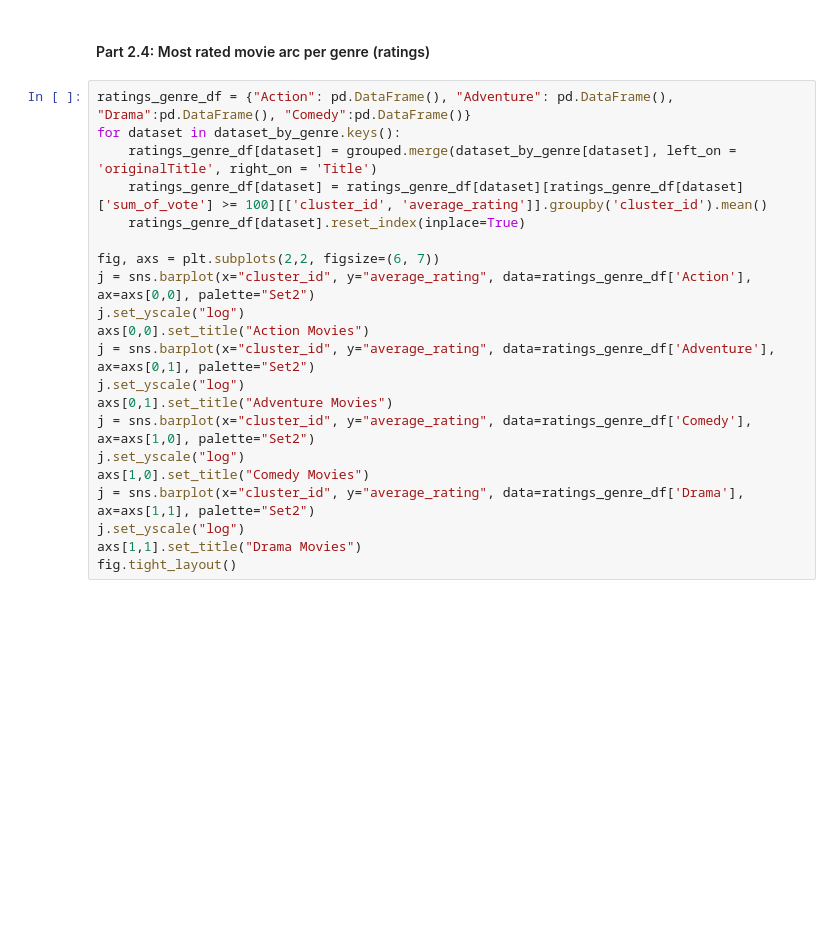
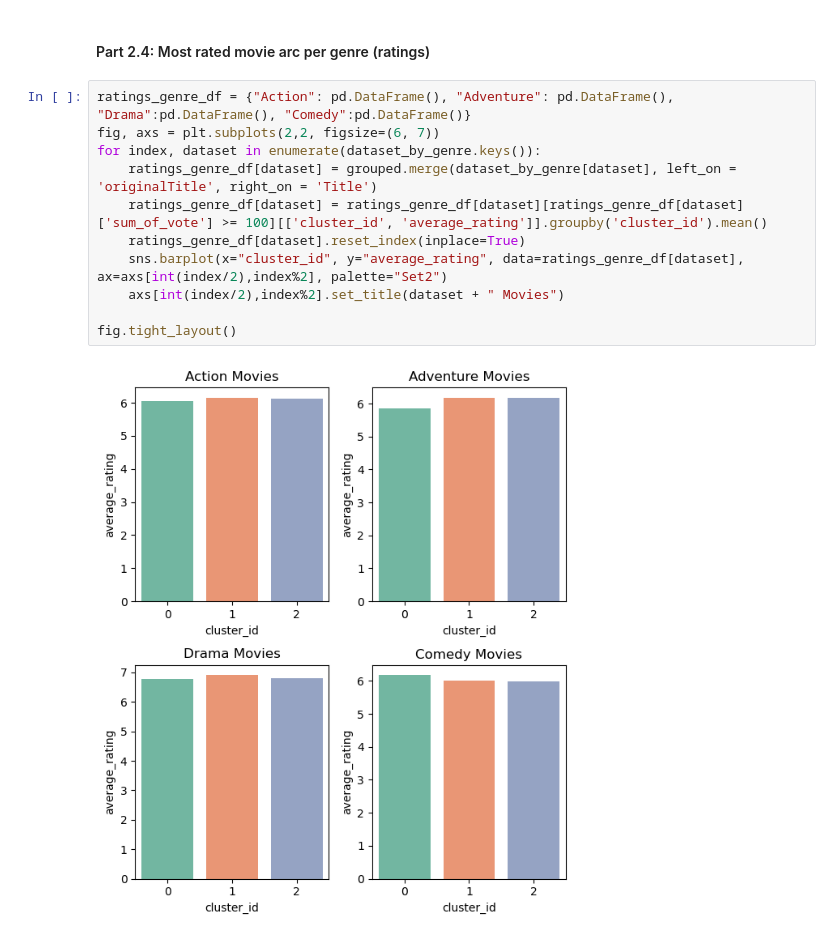
Before and after one commit to epfl-ada/ada-2022-project-runtimeterror, a Jupyter notebook: milestone2.ipynb, the cells around one changed output. Saved outputs shown, nothing was run; the diff lists cells and outputs as text; blank space fills up the shorter version.

```diff
--- a/milestone2.ipynb
+++ b/milestone2.ipynb
@@ -552,22 +565,14 @@ fig.tight_layout()
 #### Part 2.4: Most rated movie arc per genre (ratings)
 # %%
 ratings_genre_df = {"Action": pd.DataFrame(), "Adventure": pd.DataFrame(), "Drama":pd.DataFrame(), "Comedy":pd.DataFrame()}
-for dataset in dataset_by_genre.keys():
+fig, axs = plt.subplots(2,2, figsize=(6, 7))
+for index, dataset in enumerate(dataset_by_genre.keys()):
     ratings_genre_df[dataset] = grouped.merge(dataset_by_genre[dataset], left_on = 'originalTitle', right_on = 'Title')
     ratings_genre_df[dataset] = ratings_genre_df[dataset][ratings_genre_df[dataset]['sum_of_vote'] >= 100][['cluster_id', 'average_rating']].groupby('cluster_id').mean()
     ratings_genre_df[dataset].reset_index(inplace=True)
+    sns.barplot(x="cluster_id", y="average_rating", data=ratings_genre_df[dataset], ax=axs[int(index/2),index%2], palette="Set2")
+    axs[int(index/2),index%2].set_title(dataset + " Movies")
 
-fig, axs = plt.subplots(2,2, figsize=(6, 7))
-j = sns.barplot(x="cluster_id", y="average_rating", data=ratings_genre_df['Action'], ax=axs[0,0], palette="Set2")
-j.set_yscale("log")
-axs[0,0].set_title("Action Movies")
-j = sns.barplot(x="cluster_id", y="average_rating", data=ratings_genre_df['Adventure'], ax=axs[0,1], palette="Set2")
-j.set_yscale("log")
-axs[0,1].set_title("Adventure Movies")
-j = sns.barplot(x="cluster_id", y="average_rating", data=ratings_genre_df['Comedy'], ax=axs[1,0], palette="Set2")
-j.set_yscale("log")
-axs[1,0].set_title("Comedy Movies")
-j = sns.barplot(x="cluster_id", y="average_rating", data=ratings_genre_df['Drama'], ax=axs[1,1], palette="Set2")
-j.set_yscale("log")
-axs[1,1].set_title("Drama Movies")
 fig.tight_layout()
+# %% [output]
+[figure, added]
```
Also changed, not shown: parts of 10 cells of this notebook.
